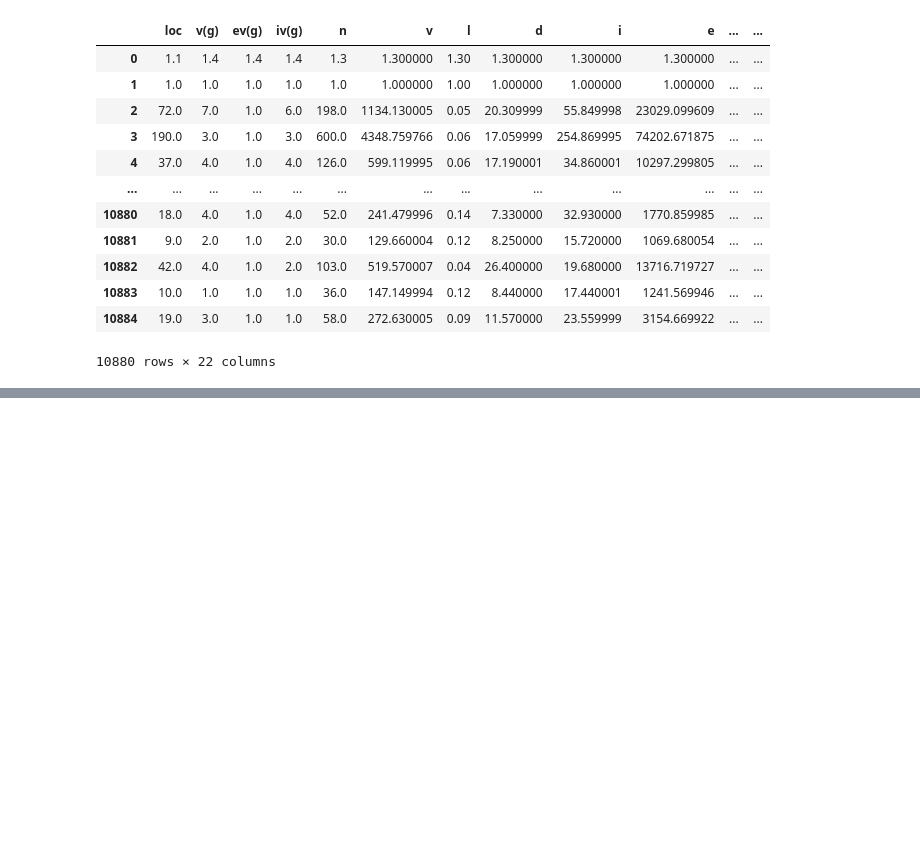
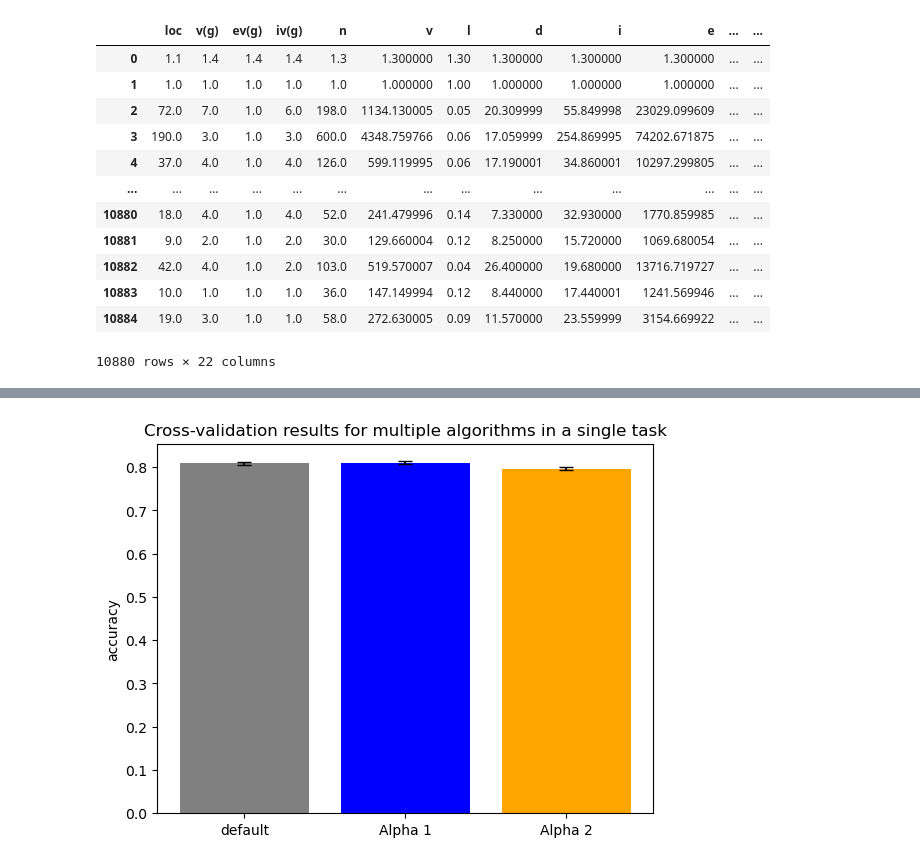
Before and after one commit to barbara-san/AdaBoost-Modifications-and-Performance-Analysis, a Jupyter notebook: Toni_Testing.ipynb, the cells around one changed output, grey strips where cells are left out. Cells and saved outputs as stored; diff of their text form; code cells hidden in the pictures; blank space fills up the shorter version.

```diff
--- a/Toni_Testing.ipynb
+++ b/Toni_Testing.ipynb
@@ -226,0 +123,34 @@ def plot_cv_estimates(results_cv,metric='Accuracy'):
+# %%
+ # Plot the results using a bar plot with error bars and color-coded with the relation between p-value and alpha (default value is 0.05)
+def plot_cv_stat(results_cv, alpha=0.05, baseline=None, stat_test="ttest", metric='accuracy'):
+
+    if baseline is None:
+        baseline=results_cv.columns[0]
+
+    baseline_res = results_cv[baseline]
+
+    other_res = results_cv.drop(baseline,axis=1)
+
+    fig, ax = plt.subplots()
+    ax.bar(baseline,baseline_res.mean(), yerr=baseline_res.std() / np.sqrt(baseline_res.shape[0]), capsize=5, color="grey")
+
+    cols = []
+    for alg in other_res:
+        # Compute the statistical significance of each algorithm with respec
+        if stat_test == 'ttest':
+            test_stat, test_p = ss.ttest_rel(other_res[alg], baseline_res)
+        elif stat_test == 'wilcoxon':
+            test_stat, test_p = ss.wilcoxon(other_res[alg],baseline_res)
+        if test_p < alpha:
+            cols = cols + ['orange']
+        else:
+            cols = cols + ['blue']
+
+    ax.bar(other_res.columns, other_res.mean(), yerr=other_res.std() / np.sqrt(other_res.shape[0]), capsize=5, color=cols)
+    ax.set_ylabel(metric)
+    ax.set_title("Cross-validation results for multiple algorithms in a single task")
+    plt.show()
+# %%
+plot_cv_stat(results)
+# %% [output]
+[figure, added]
```
Also changed, not shown: parts of 13 cells of this notebook, 1 other file.
